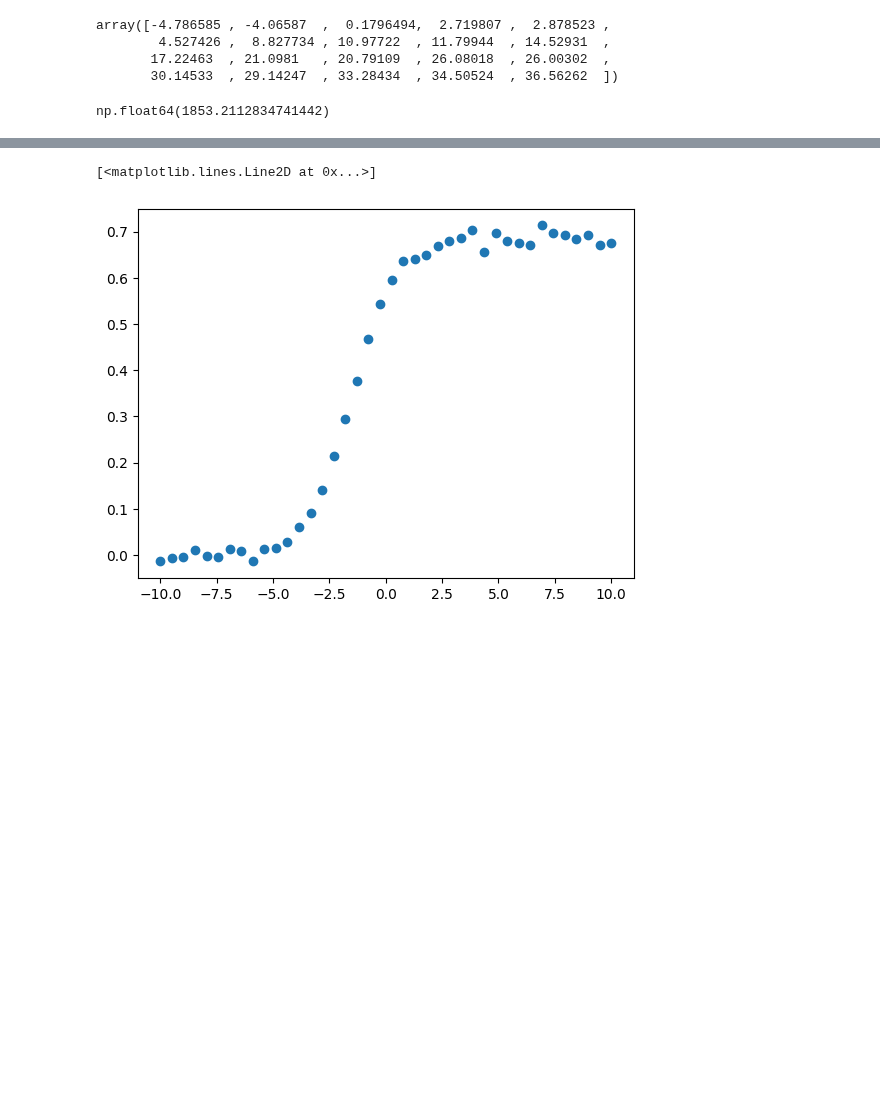
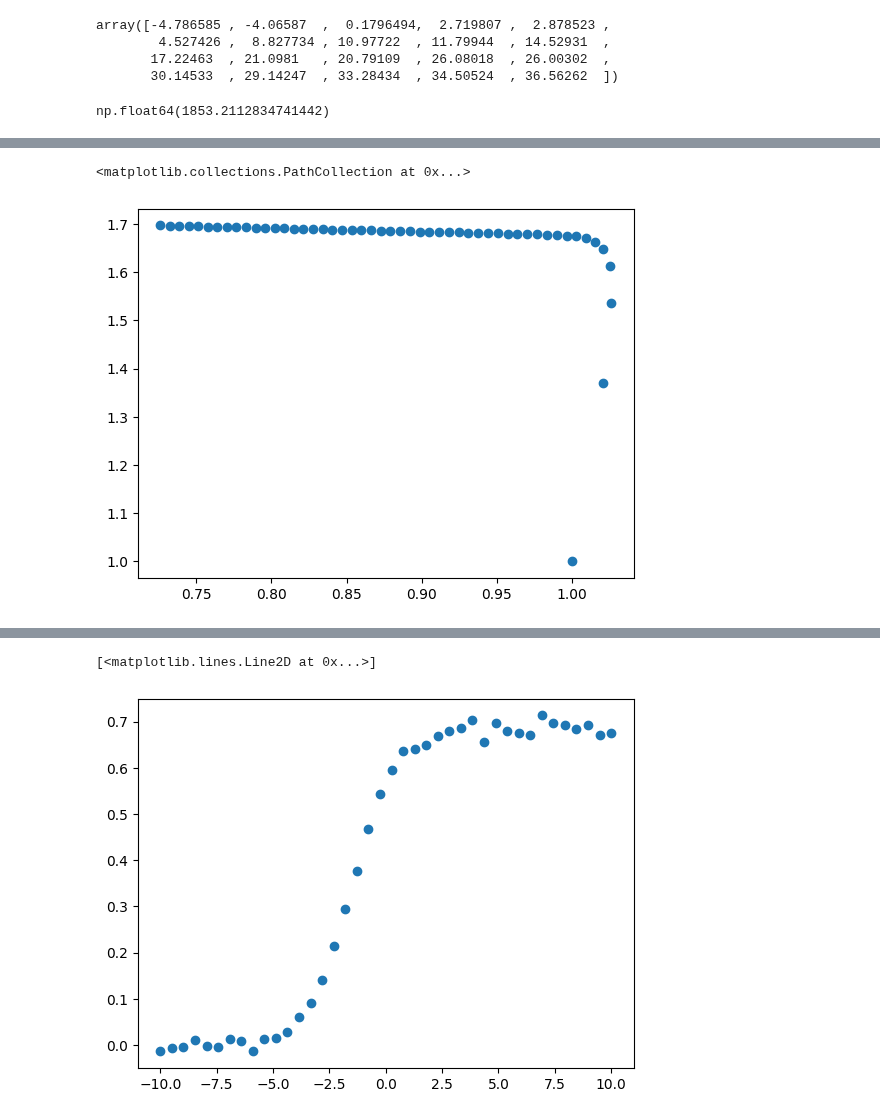
Before and after one commit to asegura4488/MetodosComputacionales2026, a Jupyter notebook: Semana11/RegresionLinealDescenso.ipynb, the cells around one changed output, grey strips where cells are left out. Drawn from its saved outputs; the diff is of its cells as text; code cells hidden in the pictures; blank space fills up the shorter version.

```diff
--- a/Semana11/RegresionLinealDescenso.ipynb
+++ b/Semana11/RegresionLinealDescenso.ipynb
@@ -97,3 +111,8 @@ for i in range(10000):
+# %%
+plt.scatter(history[:,0],history[:,1])
+# %% [output]
+<matplotlib.collections.PathCollection at 0x...>
+[figure, added]
 # %%
 plt.plot(historychi)
 # %% [output]
```
Also changed, not shown: parts of 5 cells of this notebook.
